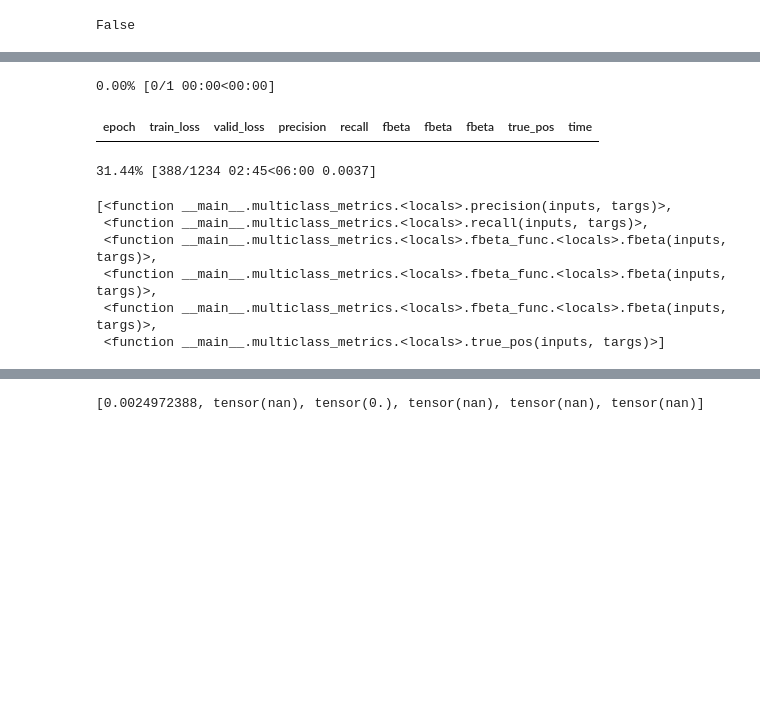
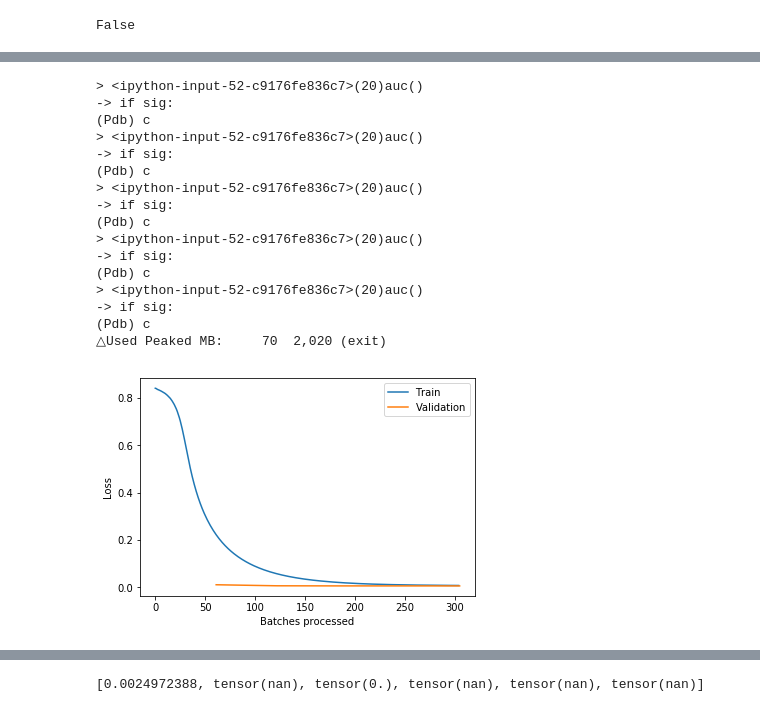
Before and after one commit to LibreChou/mindat_dataset, a Jupyter notebook: fastai-hw.ipynb, the cells around one changed output, grey strips where cells are left out. Saved outputs shown, nothing was run; the diff lists cells and outputs as text; code cells hidden in the pictures; blank space fills up the shorter version.

```diff
--- a/fastai-hw.ipynb
+++ b/fastai-hw.ipynb
@@ -112,6 +135,6 @@ LR Finder is complete, type {learner_name}.recorder.plot() to see the graph.
 # %%
 with gpu_mem_restore_ctx():
     with GPUMemTrace():
-        learn.fit_one_cycle(1, max_lr=0.03, wd=0.0)
+        learn.fit_one_cycle(5, max_lr=1e-1, wd=0.05)
         learn.recorder.plot_losses()
 # %% [output]
@@ -118,13 +147,17 @@ with gpu_mem_restore_ctx():
-0.00% [0/1 00:00<00:00]
+> <ipython-input-52-c9176fe836c7>(20)auc()
+-> if sig:
+(Pdb) c
+> <ipython-input-52-c9176fe836c7>(20)auc()
+-> if sig:
+(Pdb) c
+> <ipython-input-52-c9176fe836c7>(20)auc()
+-> if sig:
+(Pdb) c
+> <ipython-input-52-c9176fe836c7>(20)auc()
+-> if sig:
+(Pdb) c
+> <ipython-input-52-c9176fe836c7>(20)auc()
+-> if sig:
+(Pdb) c
+△Used Peaked MB:     70  2,020 (exit)
-| epoch | train_loss | valid_loss | precision | recall | fbeta | fbeta | fbeta | true_pos | time |
-31.44% [388/1234 02:45<06:00 0.0037]
+[figure, added]
-# %%
-learn.metrics = multiclass_metrics(0.05)
-learn.metrics
-# %% [output]
-[<function __main__.multiclass_metrics.<locals>.precision(inputs, targs)>,
- <function __main__.multiclass_metrics.<locals>.recall(inputs, targs)>,
- <function __main__.multiclass_metrics.<locals>.fbeta_func.<locals>.fbeta(inputs, targs)>,
- <function __main__.multiclass_metrics.<locals>.fbeta_func.<locals>.fbeta(inputs, targs)>,
- <function __main__.multiclass_metrics.<locals>.fbeta_func.<locals>.fbeta(inputs, targs)>,
- <function __main__.multiclass_metrics.<locals>.true_pos(inputs, targs)>]
```
Also changed, not shown: parts of 13 cells of this notebook, 4 other files.
